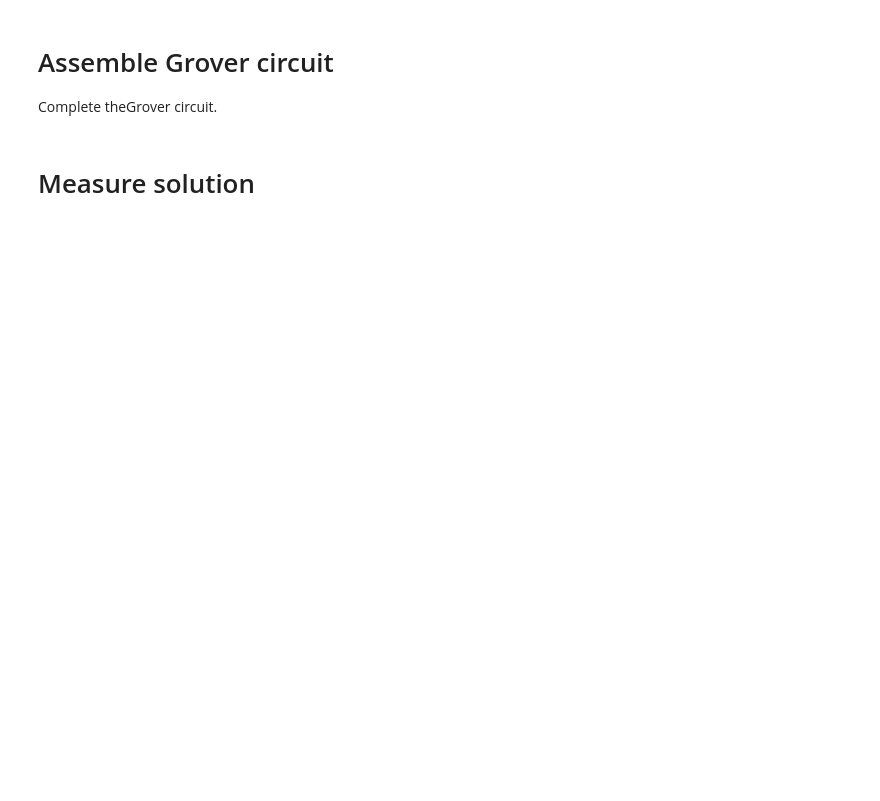
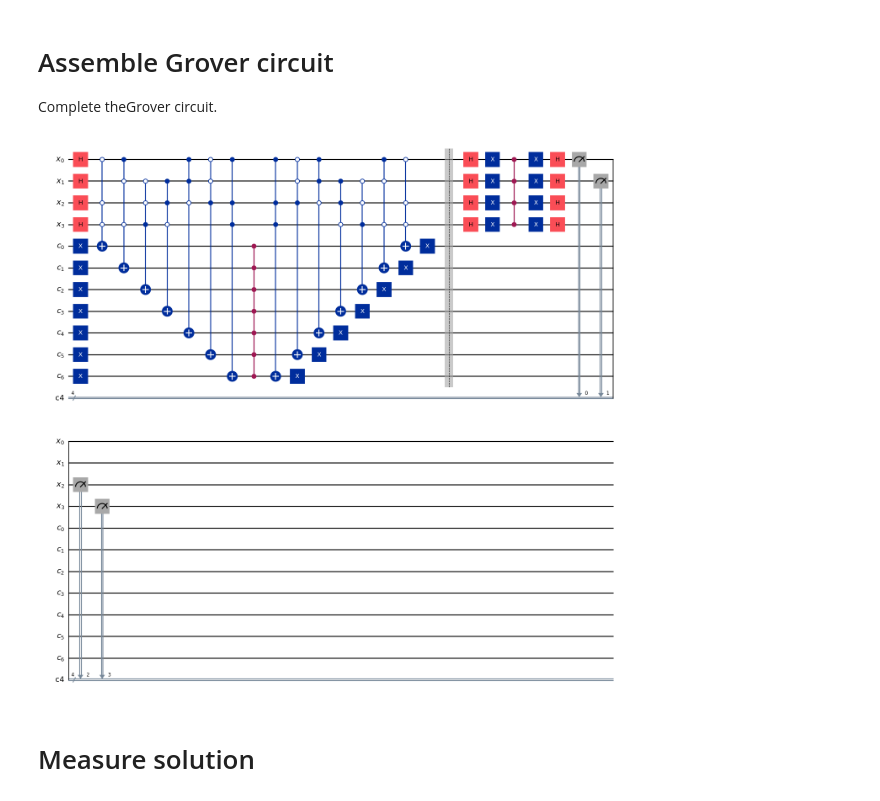
Before and after one commit to Garaii/Garaii, a Jupyter notebook: grover_notebook_EN.ipynb, the cells around one changed output. Cells and saved outputs as stored; diff of their text form; code cells hidden in the pictures; blank space fills up the shorter version.

```diff
--- a/grover_notebook_EN.ipynb
+++ b/grover_notebook_EN.ipynb
@@ -209,26 +233,30 @@ Complete theGrover circuit.
 # %%
 # Setup the Grover circuit
 c_bits = ClassicalRegister(nb_variables)
 grover_circuit = QuantumCircuit(var_qubits, clause_qubits, c_bits)
 
 # Apply a H gate for all variables qubits
 ### Add 4 H gates on the right qubits (variables qubits)
+
+grover_circuit.h(var_qubits)
 
 # Setup the number of iterations
 nb_iterations = 1 # Play with the number of iterations
 
 # Add as many oracle and diffusor circuits as there are iterations
 for it in range(nb_iterations):
     grover_circuit.append(oracle_circuit.to_gate(label='oracle'), grover_circuit.qubits)
     grover_circuit.barrier(grover_circuit.qubits)
     grover_circuit.append(diffuser_circuit.to_gate(label='diffusor'), grover_circuit.qubits[0:nb_variables])
 
 # Add measurement to evaluate the circuit
 grover_circuit.measure(var_qubits, c_bits)
 
 # Show circuit
 grover_circuit.decompose(gates_to_decompose=['oracle', 'clauses_circuit', 'diffusor', 'mcx'], reps=3).draw(output='mpl',
                                                                                                    scale=0.8)
+# %% [output]
+[figure, added]
 # %% [markdown]
 # Measure solution
 # %%
```
Also changed, not shown: parts of 9 cells of this notebook.
